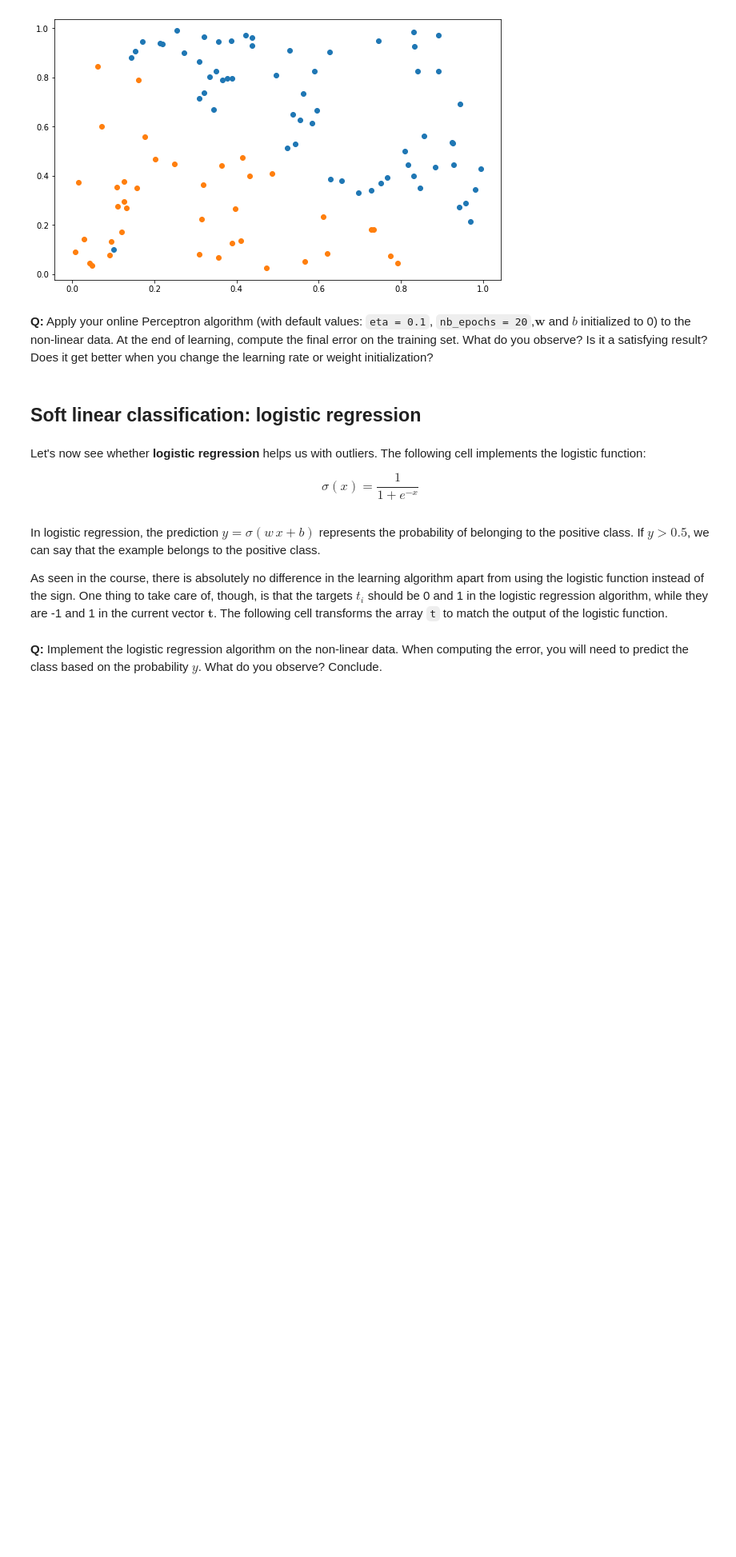
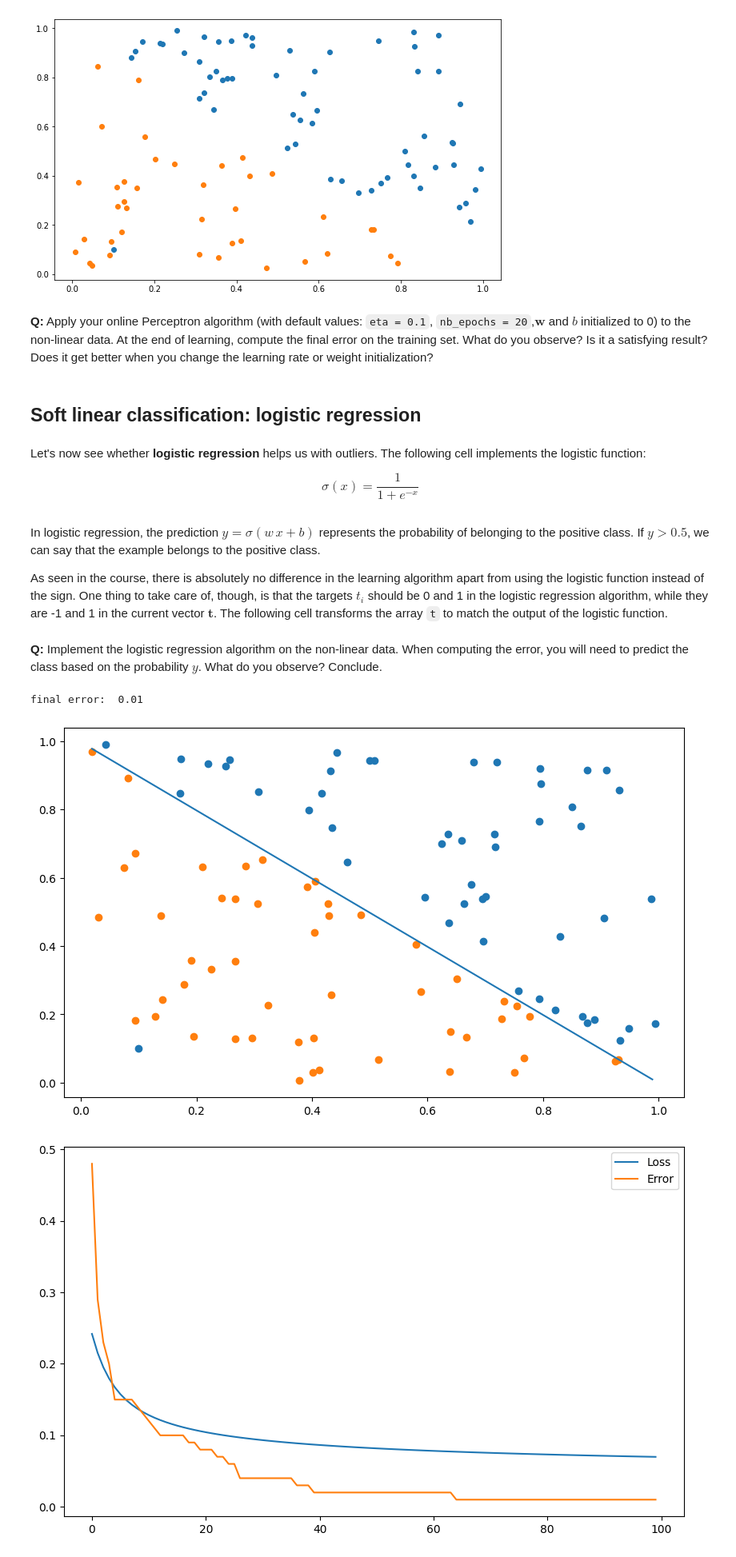
Before and after one commit to 77boom/neurocomputing, a Jupyter notebook: notebooks/4-LinearClassification.ipynb, the cells around one changed output. Shown at 80% size. Cells and saved outputs as stored; diff of their text form; code cells hidden in the pictures; blank space fills up the shorter version.

Commit message:
decision boundary

```diff
--- a/notebooks/4-LinearClassification.ipynb
+++ b/notebooks/4-LinearClassification.ipynb
@@ -204,8 +204,6 @@ for epoch in range(nb_epoch):
 
     if t[i] != y_i:
       error += 1
-
-  lo
 # %% [markdown]
 **Q:** Now is the time to play with the hyperparameters:
 
@@ -262,32 +260,69 @@ t[t==-1] = 0
 eta = 0.1
 nb_epoch = 100
 N = len(t)
 
 w = np.zeros(2)
 b = 0.
 
 errors = []
 losses = []
-for epoch in range(nb_epochs):
+for epoch in range(nb_epoch):
   loss = 0
   error = 0
 
   for i in range(N):
     y_i = logistic(np.dot(w, X[i, :]) + b) #probability
 
     c_i = 1.0 if y_i > 0.5 else 0.0 # predicted class
 
     w += eta * (t[i] - y_i) * X[i, :]
 
     b += eta * (t[i] - y_i)
 
     loss += (t[i] - y_i)**2 # loss mse
 
     if t[i] != c_i:
       error += 1
 
 
   losses.append(loss/N)
   errors.append(error/N)
 
-  error =
+#final error
+error = 0
+for i in range(N):
+  y_i = logistic(np.dot(w, X[i, :]) + b) # X[i, :] 指取第i个样本的两个特征， 接着计算权重与输入的点积，再加上bias， 再使用logistics（）转换成0～1的预测概率， 比如 y[i] = 0.82
+  c_i = 1.0 if y_i > 0.5 else 0. # c_i 是预测类别
+  if t[i] != c_i: #在最终测试中， 设置一个计数器来统计 最后模型预测错误的次数
+    error += 1
+
+print('final error: ', error/N)
+
+
+plt.figure(figsize=(10, 6))
+# 把所有类别为 1 的样本画出来
+plt.scatter(X[t==1, 0], X[t==1, 1]) # 意思是t ==1 只选择类别为1的那些行， 0 指的是从选中的行里取第0列
+# 把所有类别为 0 的样本画出来
+plt.scatter(X[t==0, 0], X[t==0, 1])
+
+x_min, x_max = X[:, 0].min(), X[:, 1].max() # 要画出 训练后得出的 decision boundary
+plt.plot([x_min, x_max], [-(x_min*w[0] + b)/w[1], -(x_max*w[0] + b)/w[1]]) #ML中的x0和x1 分别是 横坐标和纵坐标， 表示第0个特征和第1个特征
+# 利用训练好的权重 w 和偏置 b，计算出分类边界上的两个点 A、B，再把这两个点连成一条直线（Decision
+#第一行是确认两个横坐标， 第二行是使用两个横坐标去计算出 两个纵坐标， 使用那个 直线方程（老师给出的分类边界公式 w[0]x[0] + w[1]x[1] + b = 0, [A点横坐标, B点横坐标],[A点纵坐标, B点纵坐标]
+
+#最后，你只需要记住这两句话：
+#- 第一行：从数据中选择横坐标的两个端点，决定画多长的线。
+#- 第二行：利用训练好的 w 和 b 计算对应的纵坐标，再把两个点连接起来。
+#其中，X 决定画图的范围，w 和 b 才真正决定分类边界的位置和方向
+
+
+
+plt.figure(figsize=(10, 6))
+plt.plot(losses, label="Loss")
+plt.plot(errors, label="Error") #分类错误率
+plt.legend()
+plt.show()
+# %% [output]
+final error:  0.01
+[figure, added]
+[figure, added]
```
Also changed, not shown: parts of 1 cell of this notebook.
